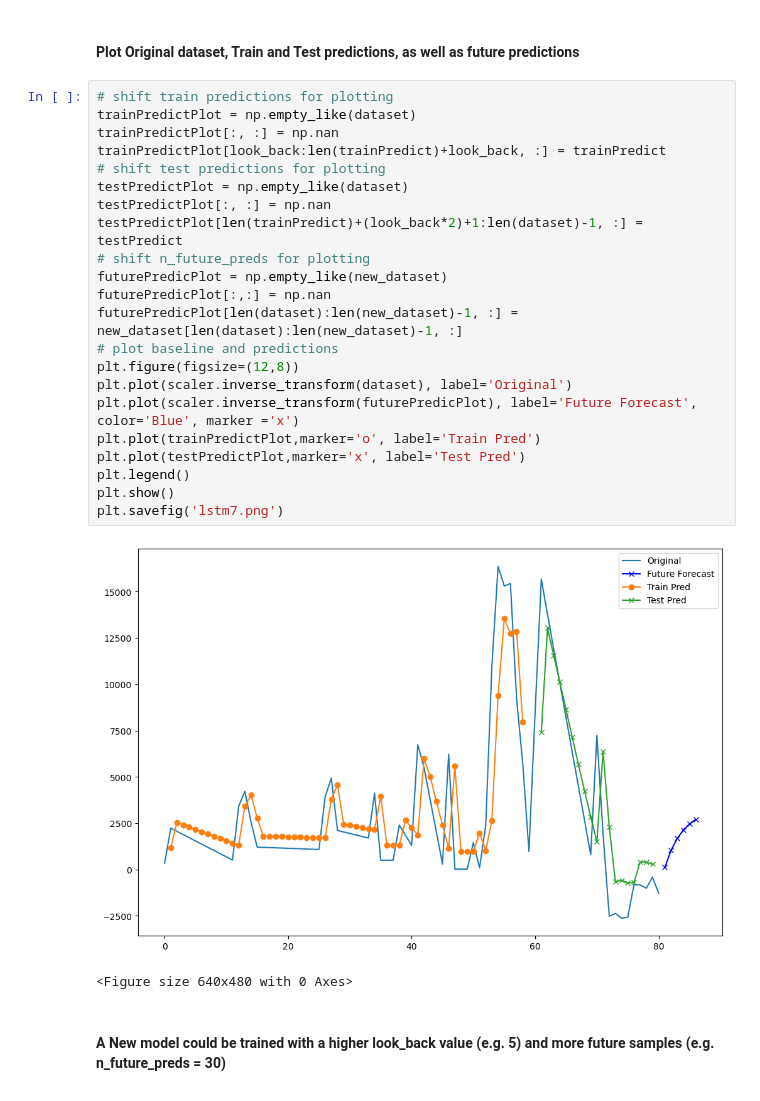
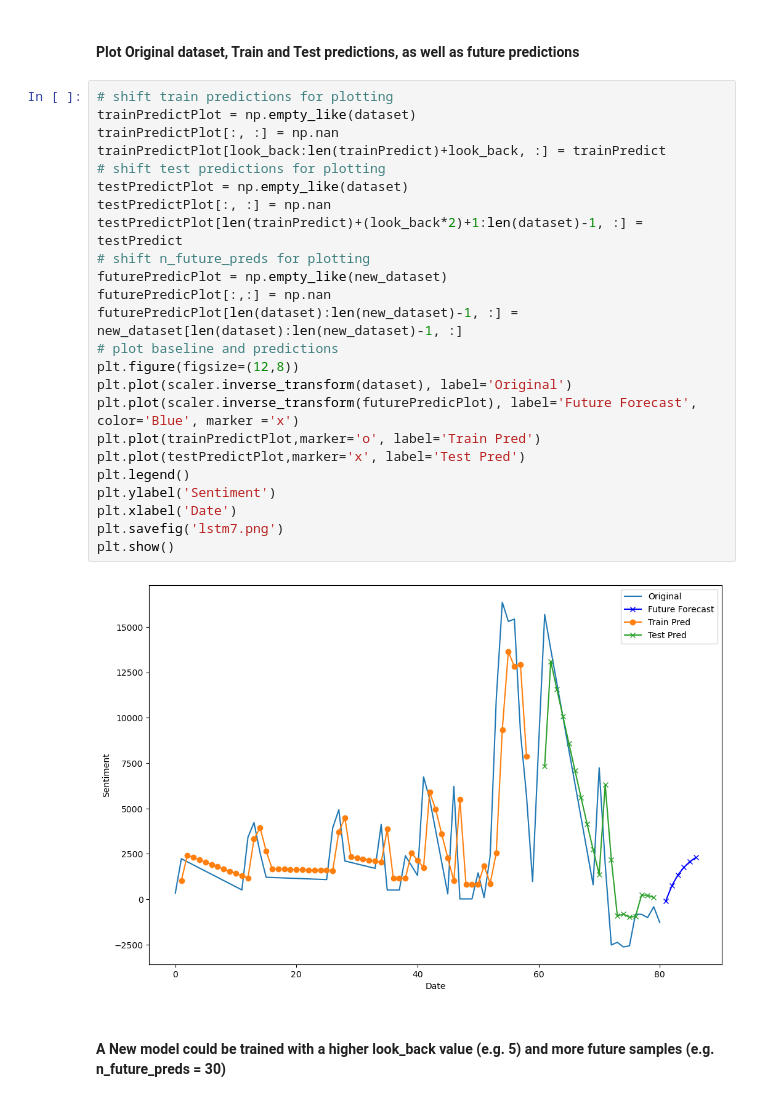
Before and after one commit to Sama4723/DA_CA2_Sems2, a Jupyter notebook: tweets_time_series_forecasting.ipynb, the cells around one changed output. Saved outputs shown, nothing was run; the diff lists cells and outputs as text.

```diff
--- a/tweets_time_series_forecasting.ipynb
+++ b/tweets_time_series_forecasting.ipynb
@@ -442,28 +542,29 @@ dataset.shape, new_dataset.shape
 # %%
 # shift train predictions for plotting
 trainPredictPlot = np.empty_like(dataset)
 trainPredictPlot[:, :] = np.nan
 trainPredictPlot[look_back:len(trainPredict)+look_back, :] = trainPredict
 # shift test predictions for plotting
 testPredictPlot = np.empty_like(dataset)
 testPredictPlot[:, :] = np.nan
 testPredictPlot[len(trainPredict)+(look_back*2)+1:len(dataset)-1, :] = testPredict
 # shift n_future_preds for plotting
 futurePredicPlot = np.empty_like(new_dataset)
 futurePredicPlot[:,:] = np.nan
 futurePredicPlot[len(dataset):len(new_dataset)-1, :] = new_dataset[len(dataset):len(new_dataset)-1, :]
 # plot baseline and predictions
 plt.figure(figsize=(12,8))
 plt.plot(scaler.inverse_transform(dataset), label='Original')
 plt.plot(scaler.inverse_transform(futurePredicPlot), label='Future Forecast', color='Blue', marker ='x')
 plt.plot(trainPredictPlot,marker='o', label='Train Pred')
 plt.plot(testPredictPlot,marker='x', label='Test Pred')
 plt.legend()
+plt.ylabel('Sentiment')
+plt.xlabel('Date')
+plt.savefig('lstm7.png')
 plt.show()
-plt.savefig('lstm7.png')
 # %% [output]
-[figure, old version]
+[figure, new version]
-<Figure size 640x480 with 0 Axes>
 # %% [markdown]
 #### A New model could be trained with a higher look_back value (e.g. 5) and more future samples (e.g. n_future_preds = 30)
 # %%
```
Also changed, not shown: parts of 25 cells of this notebook, 12 other files.
